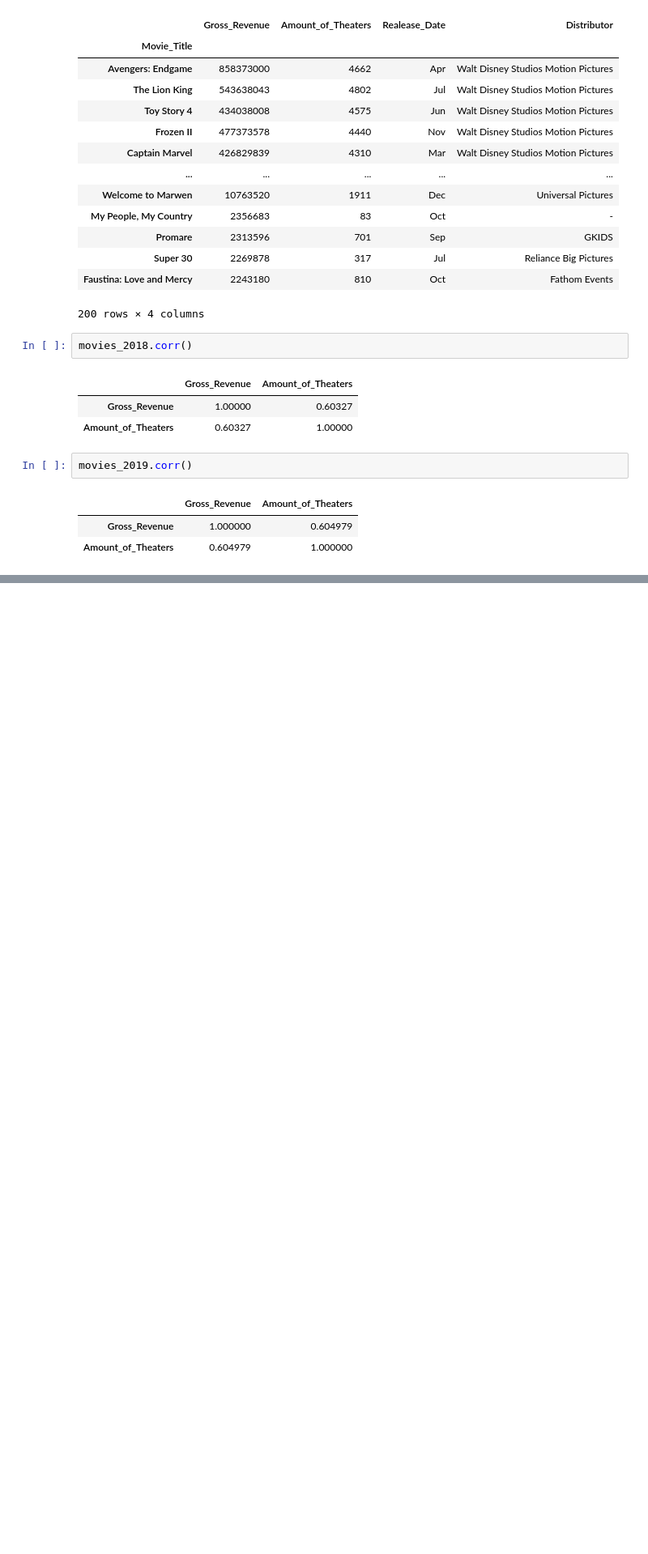
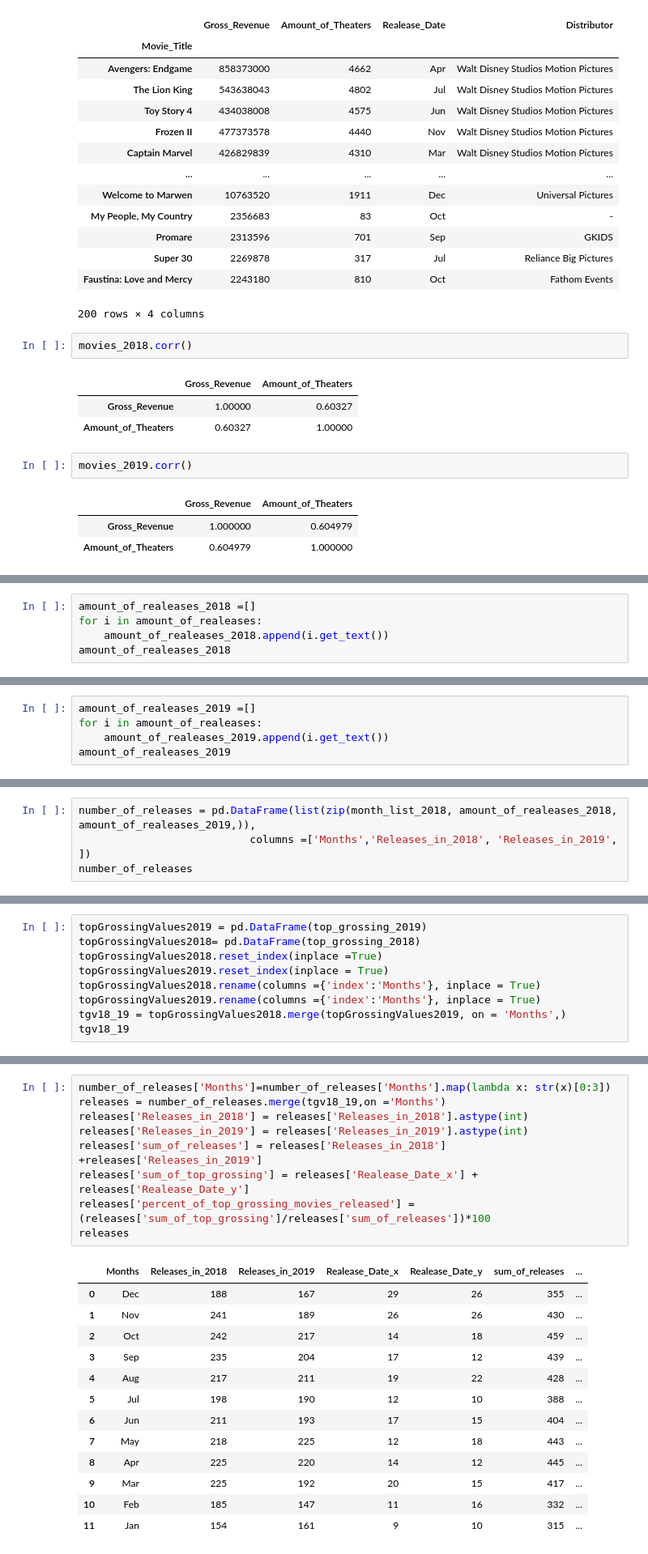
Before and after one commit to dmedd98/Group-4-Microsoft_Movie_Analysis, a Jupyter notebook: notebooks/bom_clean_ang.ipynb, the cells around one changed output, grey strips where cells are left out. Shown at 81% size. Drawn from its saved outputs; the diff is of its cells as text; blank space fills up the shorter version.

```diff
--- a/notebooks/bom_clean_ang.ipynb
+++ b/notebooks/bom_clean_ang.ipynb
@@ -556,0 +704,5 @@ movies_2019.corr()
+# %%
+amount_of_realeases_2018 =[]
+for i in amount_of_realeases:
+    amount_of_realeases_2018.append(i.get_text())
+amount_of_realeases_2018
@@ -556,0 +722,5 @@ movies_2019.corr()
+# %%
+amount_of_realeases_2019 =[]
+for i in amount_of_realeases:
+    amount_of_realeases_2019.append(i.get_text())
+amount_of_realeases_2019
@@ -556,0 +740,4 @@ movies_2019.corr()
+# %%
+number_of_releases = pd.DataFrame(list(zip(month_list_2018, amount_of_realeases_2018, amount_of_realeases_2019,)),
+                           columns =['Months','Releases_in_2018', 'Releases_in_2019', ])
+number_of_releases
@@ -556,0 +776,9 @@ movies_2019.corr()
+# %%
+topGrossingValues2019 = pd.DataFrame(top_grossing_2019)
+topGrossingValues2018= pd.DataFrame(top_grossing_2018)
+topGrossingValues2018.reset_index(inplace =True)
+topGrossingValues2019.reset_index(inplace = True)
+topGrossingValues2018.rename(columns ={'index':'Months'}, inplace = True)
+topGrossingValues2019.rename(columns ={'index':'Months'}, inplace = True)
+tgv18_19 = topGrossingValues2018.merge(topGrossingValues2019, on = 'Months',)
+tgv18_19
@@ -556,0 +799,23 @@ movies_2019.corr()
+# %%
+number_of_releases['Months']=number_of_releases['Months'].map(lambda x: str(x)[0:3])
+releases = number_of_releases.merge(tgv18_19,on ='Months')
+releases['Releases_in_2018'] = releases['Releases_in_2018'].astype(int)
+releases['Releases_in_2019'] = releases['Releases_in_2019'].astype(int)
+releases['sum_of_releases'] = releases['Releases_in_2018'] +releases['Releases_in_2019']
+releases['sum_of_top_grossing'] = releases['Realease_Date_x'] + releases['Realease_Date_y']
+releases['percent_of_top_grossing_movies_released'] = (releases['sum_of_top_grossing']/releases['sum_of_releases'])*100
+releases
+# %% [output]
+|  | Months | Releases_in_2018 | Releases_in_2019 | Realease_Date_x | Realease_Date_y | sum_of_releases | ... |
+| 0 | Dec | 188 | 167 | 29 | 26 | 355 | ... |
+| 1 | Nov | 241 | 189 | 26 | 26 | 430 | ... |
+| 2 | Oct | 242 | 217 | 14 | 18 | 459 | ... |
+| 3 | Sep | 235 | 204 | 17 | 12 | 439 | ... |
+| 4 | Aug | 217 | 211 | 19 | 22 | 428 | ... |
+| 5 | Jul | 198 | 190 | 12 | 10 | 388 | ... |
+| 6 | Jun | 211 | 193 | 17 | 15 | 404 | ... |
+| 7 | May | 218 | 225 | 12 | 18 | 443 | ... |
+| 8 | Apr | 225 | 220 | 14 | 12 | 445 | ... |
+| 9 | Mar | 225 | 192 | 20 | 15 | 417 | ... |
+| 10 | Feb | 185 | 147 | 11 | 16 | 332 | ... |
+| 11 | Jan | 154 | 161 | 9 | 10 | 315 | ... |
```
Also changed, not shown: parts of 26 cells of this notebook.
